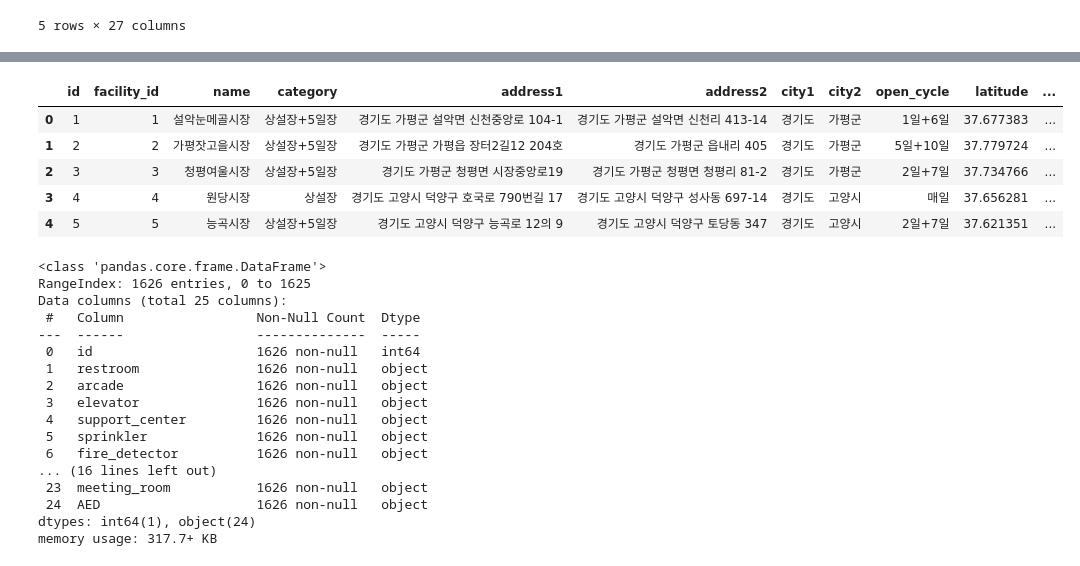
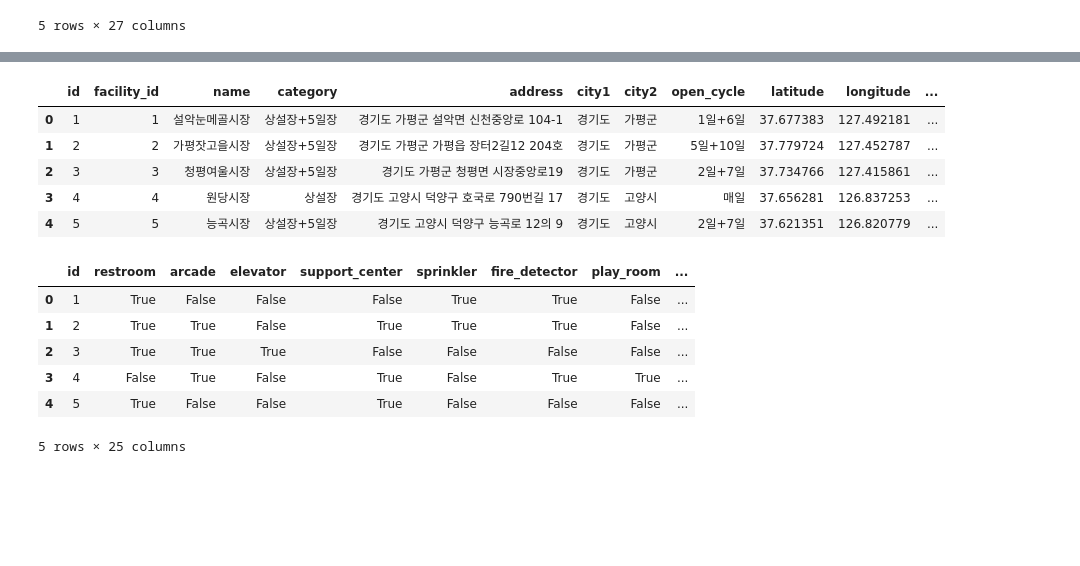
Before and after one commit to ArcoKim/traditional_market_map, a Jupyter notebook: data/transform.ipynb, the cells around one changed output, grey strips where cells are left out. Saved outputs shown, nothing was run; the diff lists cells and outputs as text; code cells hidden in the pictures; blank space fills up the shorter version.

Commit message:
Data Preprocessing Complete

```diff
--- a/data/transform.ipynb
+++ b/data/transform.ipynb
@@ -110,0 +197,6 @@ memory usage: 292.9+ KB
+# %%
+facility.loc[499, 'name'] = '김천중앙시장'
+facility.loc[739, 'name'] = '운수대통 생거진천전통시장'
+facility.loc[938, 'name'] = '서문시장 아진상가'
+facility['name'] = facility.apply(get_name, axis=1)
+facility['name']
@@ -111,5 +216,5 @@ memory usage: 292.9+ KB
 # %%
-alls = pd.merge(market, facility, on=["name", "address1"])
+alls = pd.merge(market, facility, on=['name'])
 alls.info()
 # %% [output]
 <class 'pandas.core.frame.DataFrame'>
@@ -131,0 +237,12 @@ memory usage: 335.1+ KB
+# %%
+alls = alls.replace('N', False)
+alls = alls.replace('Y', True)
+# %%
+def get_address(row):
+    if pd.isna(row['address1_x']):
+        return row['address1_y']
+    return row['address1_x']
+
+alls['address'] = alls.apply(get_address, axis=1)
+print(alls['address'].isnull().sum())
+print(alls[alls['address'] == '0'])
@@ -132,21 +256,21 @@ memory usage: 335.1+ KB
 # %%
-market = alls[["name", "category", "address1", "address2", "city1", "city2", "open_cycle", "latitude", "longitude", "number_of_stores",
+market = alls[["name", "category", "address", "city1", "city2", "open_cycle", "latitude", "longitude", "number_of_stores",
                "items_type", "homepage", "open_year", "phone_number"]]
 
 market.index += 1
 market = market.reset_index().rename(columns={"index": "facility_id"})
 
 market.index += 1
 market = market.reset_index().rename(columns={"index": "id"})
 
 market.head()
 # %% [output]
-|  | id | facility_id | name | category | address1 | address2 | city1 | city2 | open_cycle | latitude | ... |
-| 0 | 1 | 1 | 설악눈메골시장 | 상설장+5일장 | 경기도 가평군 설악면 신천중앙로 104-1 | 경기도 가평군 설악면 신천리 413-14 | 경기도 | 가평군 | 1일+6일 | 37.677383 | ... |
-| 1 | 2 | 2 | 가평잣고을시장 | 상설장+5일장 | 경기도 가평군 가평읍 장터2길12 204호 | 경기도 가평군 읍내리 405 | 경기도 | 가평군 | 5일+10일 | 37.779724 | ... |
-| 2 | 3 | 3 | 청평여울시장 | 상설장+5일장 | 경기도 가평군 청평면 시장중앙로19 | 경기도 가평군 청평면 청평리 81-2 | 경기도 | 가평군 | 2일+7일 | 37.734766 | ... |
-| 3 | 4 | 4 | 원당시장 | 상설장 | 경기도 고양시 덕양구 호국로 790번길 17 | 경기도 고양시 덕양구 성사동 697-14 | 경기도 | 고양시 | 매일 | 37.656281 | ... |
-| 4 | 5 | 5 | 능곡시장 | 상설장+5일장 | 경기도 고양시 덕양구 능곡로 12의 9 | 경기도 고양시 덕양구 토당동 347 | 경기도 | 고양시 | 2일+7일 | 37.621351 | ... |
+|  | id | facility_id | name | category | address | city1 | city2 | open_cycle | latitude | longitude | ... |
+| 0 | 1 | 1 | 설악눈메골시장 | 상설장+5일장 | 경기도 가평군 설악면 신천중앙로 104-1 | 경기도 | 가평군 | 1일+6일 | 37.677383 | 127.492181 | ... |
+| 1 | 2 | 2 | 가평잣고을시장 | 상설장+5일장 | 경기도 가평군 가평읍 장터2길12 204호 | 경기도 | 가평군 | 5일+10일 | 37.779724 | 127.452787 | ... |
+| 2 | 3 | 3 | 청평여울시장 | 상설장+5일장 | 경기도 가평군 청평면 시장중앙로19 | 경기도 | 가평군 | 2일+7일 | 37.734766 | 127.415861 | ... |
+| 3 | 4 | 4 | 원당시장 | 상설장 | 경기도 고양시 덕양구 호국로 790번길 17 | 경기도 | 고양시 | 매일 | 37.656281 | 126.837253 | ... |
+| 4 | 5 | 5 | 능곡시장 | 상설장+5일장 | 경기도 고양시 덕양구 능곡로 12의 9 | 경기도 | 고양시 | 2일+7일 | 37.621351 | 126.820779 | ... |
 # %%
 facility = alls[["restroom", "arcade", "elevator", "support_center", "sprinkler", "fire_detector", "play_room", "call_center", "foyer",
                "lactation_center", "stockroom", "bicycle_rack", "gym", "library", "shopping_cart", "visitor_center", "movement_path",
@@ -155,22 +279,12 @@ facility = alls[["restroom", "arcade", "elevator", "support_center", "sprinkler"
 facility.index += 1
 facility = facility.reset_index().rename(columns={"index": "id"})
 
-facility.info()
+facility.head()
 # %% [output]
+|  | id | restroom | arcade | elevator | support_center | sprinkler | fire_detector | play_room | ... |
+| 0 | 1 | True | False | False | False | True | True | False | ... |
+| 1 | 2 | True | True | False | True | True | True | False | ... |
+| 2 | 3 | True | True | True | False | False | False | False | ... |
+| 3 | 4 | False | True | False | True | False | True | True | ... |
+| 4 | 5 | True | False | False | True | False | False | False | ... |
-<class 'pandas.core.frame.DataFrame'>
-RangeIndex: 1626 entries, 0 to 1625
-Data columns (total 25 columns):
- #   Column                 Non-Null Count  Dtype
----  ------                 --------------  -----
- 0   id                     1626 non-null   int64
- 1   restroom               1626 non-null   object
- 2   arcade                 1626 non-null   object
- 3   elevator               1626 non-null   object
- 4   support_center         1626 non-null   object
- 5   sprinkler              1626 non-null   object
- 6   fire_detector          1626 non-null   object
-... (16 lines left out)
- 23  meeting_room           1626 non-null   object
- 24  AED                    1626 non-null   object
-dtypes: int64(1), object(24)
-memory usage: 317.7+ KB
+5 rows × 25 columns
```
Also changed, not shown: parts of 17 cells of this notebook.
